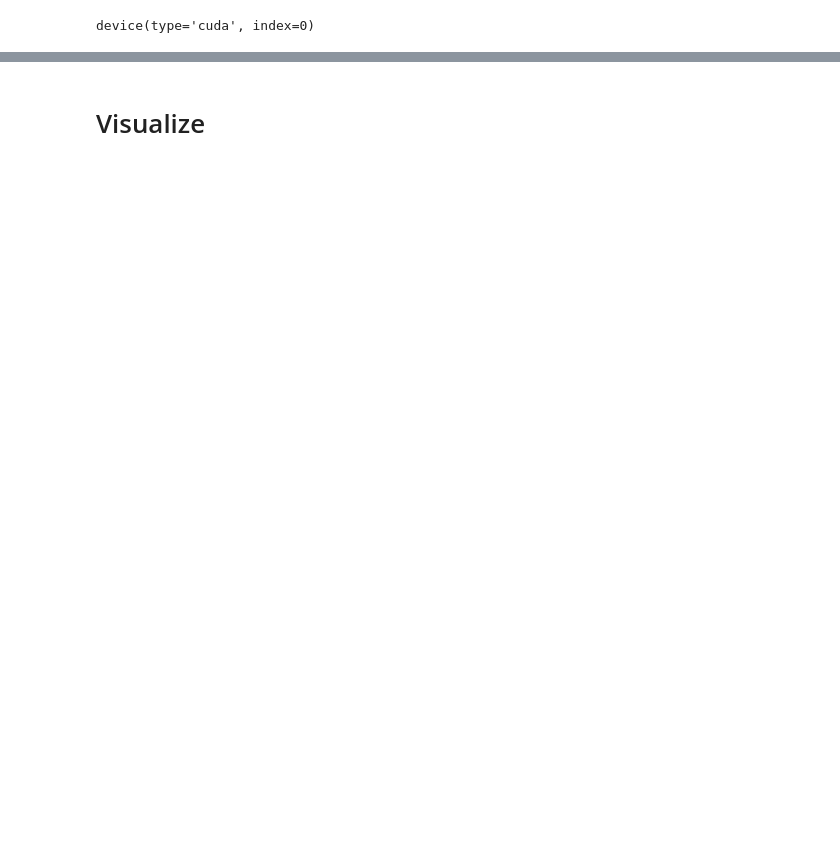
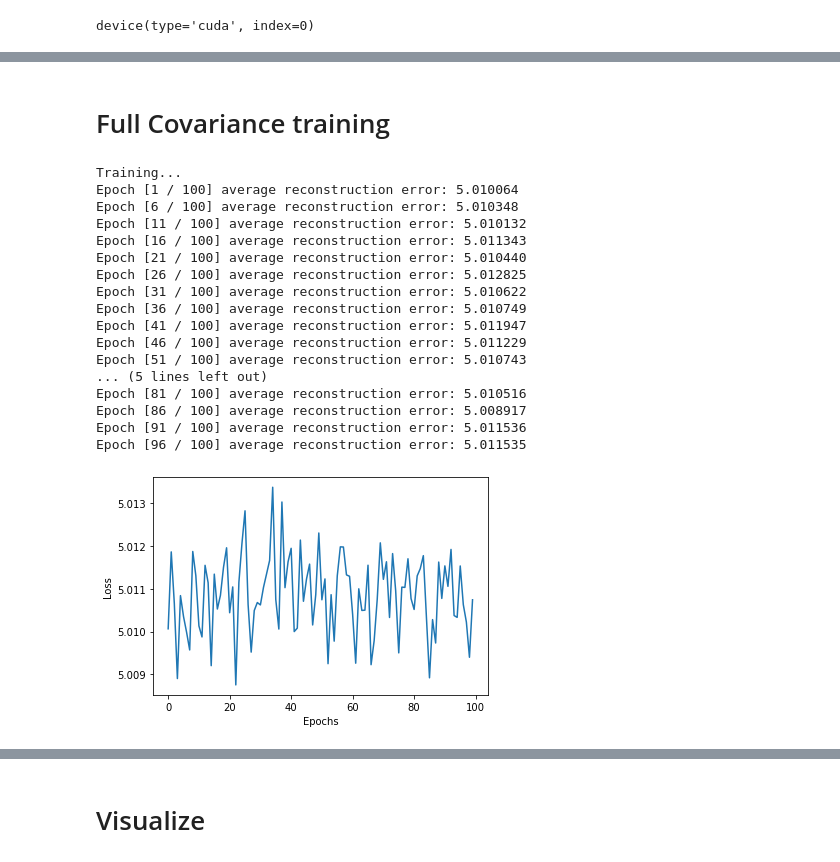
Before and after one commit to JvPost/PDL, a Jupyter notebook: Notebooks/VAE_Marco.ipynb, the cells around one changed output, grey strips where cells are left out. Cells and saved outputs as stored; diff of their text form; code cells hidden in the pictures; blank space fills up the shorter version.

```diff
--- a/Notebooks/VAE_Marco.ipynb
+++ b/Notebooks/VAE_Marco.ipynb
@@ -146 +217,55 @@ plt.show()
+# %% [markdown]
+# Full Covariance training
+# %%
+optimizer = torch.optim.Adam(params=vae.parameters(), lr=learning_rate, weight_decay=1e-5)
+cov_vae.train()
+train_loss_avg = []
+
+print("Training...")
+for epoch in range(num_epochs):
+    train_loss_avg.append(0)
+    num_batches = 0
+
+
+    for image_batch, _ in train_dataloader:
+        image_batch = image_batch.squeeze().to(device)
+
+        image_batch_reconstruction, mu_latent, logvar_latent = cov_vae(image_batch)
+        loss = cov_vae.loss(image_batch_reconstruction, image_batch)
+
+        optimizer.zero_grad()
+        loss.backward()
+        optimizer.step()
+        train_loss_avg[-1] += loss.item()
+        num_batches+=1
+    train_loss_avg[-1] /= num_batches
+    if (epoch % 5 == 0):
+        print('Epoch [%d / %d] average reconstruction error: %f' % (epoch+1, num_epochs, train_loss_avg[-1]))
+
+plt.ion()
+
+fig = plt.figure()
+plt.plot(train_loss_avg)
+plt.xlabel('Epochs')
+plt.ylabel('Loss')
+plt.show()
+# %% [output]
+Training...
+Epoch [1 / 100] average reconstruction error: 5.010064
+Epoch [6 / 100] average reconstruction error: 5.010348
+Epoch [11 / 100] average reconstruction error: 5.010132
+Epoch [16 / 100] average reconstruction error: 5.011343
+Epoch [21 / 100] average reconstruction error: 5.010440
+Epoch [26 / 100] average reconstruction error: 5.012825
+Epoch [31 / 100] average reconstruction error: 5.010622
+Epoch [36 / 100] average reconstruction error: 5.010749
+Epoch [41 / 100] average reconstruction error: 5.011947
+Epoch [46 / 100] average reconstruction error: 5.011229
+Epoch [51 / 100] average reconstruction error: 5.010743
+... (5 lines left out)
+Epoch [81 / 100] average reconstruction error: 5.010516
+Epoch [86 / 100] average reconstruction error: 5.008917
+Epoch [91 / 100] average reconstruction error: 5.011536
+Epoch [96 / 100] average reconstruction error: 5.011535
+[figure, added]
 # %% [markdown]
```
Also changed, not shown: parts of 15 cells of this notebook, 6 other files.
